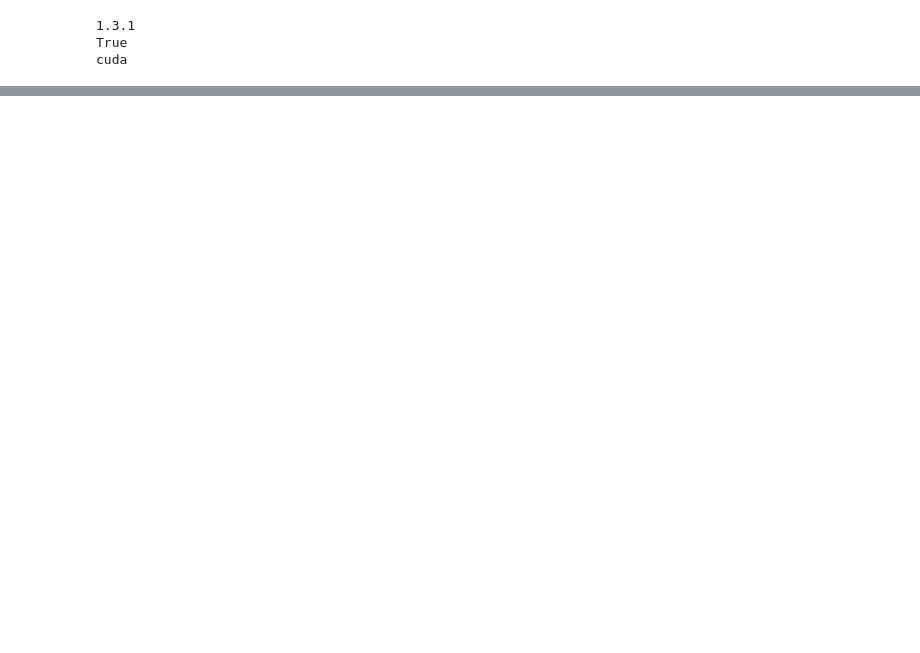
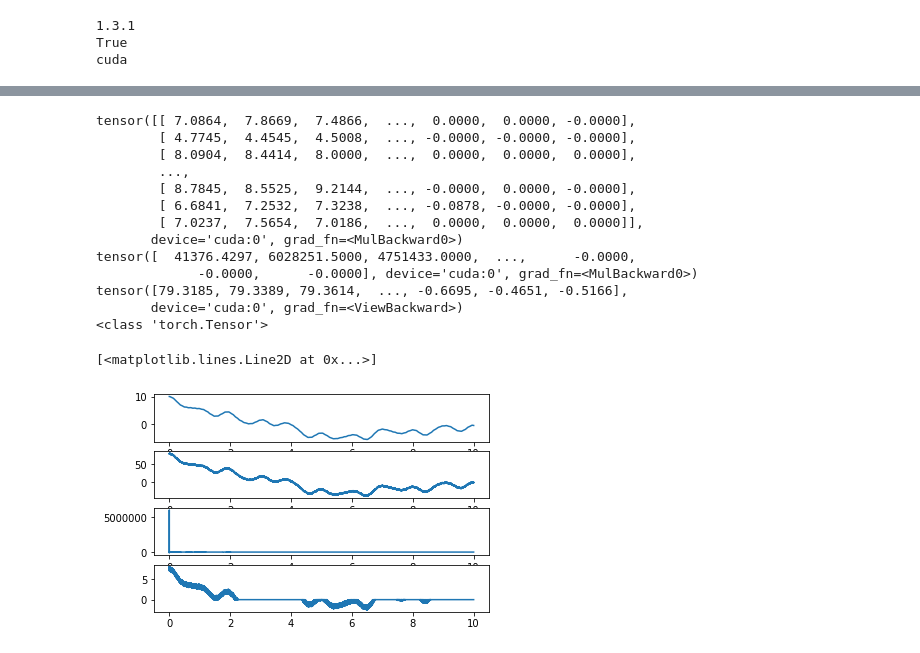
Before and after one commit to ymourilab/mouri, a Jupyter notebook: Untitled1.ipynb, the cells around one changed output, grey strips where cells are left out. Saved outputs shown, nothing was run; the diff lists cells and outputs as text; code cells hidden in the pictures; blank space fills up the shorter version.

```diff
--- a/Untitled1.ipynb
+++ b/Untitled1.ipynb
@@ -262,0 +239,5 @@ def f_softshrink(z, th):
+# %%
+model = uISTA(10).to(device=device)
+model.cuda()
+print(model.named_parameters())
+print(model.parameters())
@@ -262,0 +263,2 @@ def f_softshrink(z, th):
+# %%
+model_out = model.forward(input_data)
@@ -262,0 +277,31 @@ def f_softshrink(z, th):
+# %%
+j = 0
+print(model_out)
+print(tdct.dct(input_data[j]).mul(model_out[j]))
+print(tdct.idct(tdct.dct(input_data[j]).mul(model_out[j])))
+check = tdct.idct(tdct.dct(input_data[j]).mul(model_out[j]))
+print(type(check))
+plt.subplot(4,1,1)
+plt.plot(data.cpu(),true[j].cpu())
+plt.subplot(4,1,2)
+plt.plot(data.cpu(),check.cpu().detach().numpy())
+plt.subplot(4,1,3)
+plt.plot(data.cpu(),tdct.dct(input_data[j]).mul(model_out[j]).cpu().detach().numpy())
+plt.subplot(4,1,4)
+plt.plot(data.cpu(),model_out[j].cpu().detach().numpy())
+# %% [output]
+tensor([[ 7.0864,  7.8669,  7.4866,  ...,  0.0000,  0.0000, -0.0000],
+        [ 4.7745,  4.4545,  4.5008,  ..., -0.0000, -0.0000, -0.0000],
+        [ 8.0904,  8.4414,  8.0000,  ...,  0.0000,  0.0000,  0.0000],
+        ...,
+        [ 8.7845,  8.5525,  9.2144,  ..., -0.0000,  0.0000, -0.0000],
+        [ 6.6841,  7.2532,  7.3238,  ..., -0.0878, -0.0000, -0.0000],
+        [ 7.0237,  7.5654,  7.0186,  ...,  0.0000,  0.0000,  0.0000]],
+       device='cuda:0', grad_fn=<MulBackward0>)
+tensor([  41376.4297, 6028251.5000, 4751433.0000,  ...,      -0.0000,
+             -0.0000,      -0.0000], device='cuda:0', grad_fn=<MulBackward0>)
+tensor([79.3185, 79.3389, 79.3614,  ..., -0.6695, -0.4651, -0.5166],
+       device='cuda:0', grad_fn=<ViewBackward>)
+<class 'torch.Tensor'>
+[<matplotlib.lines.Line2D at 0x...>]
+[figure, added]
```
Also changed, not shown: parts of 22 cells of this notebook.
